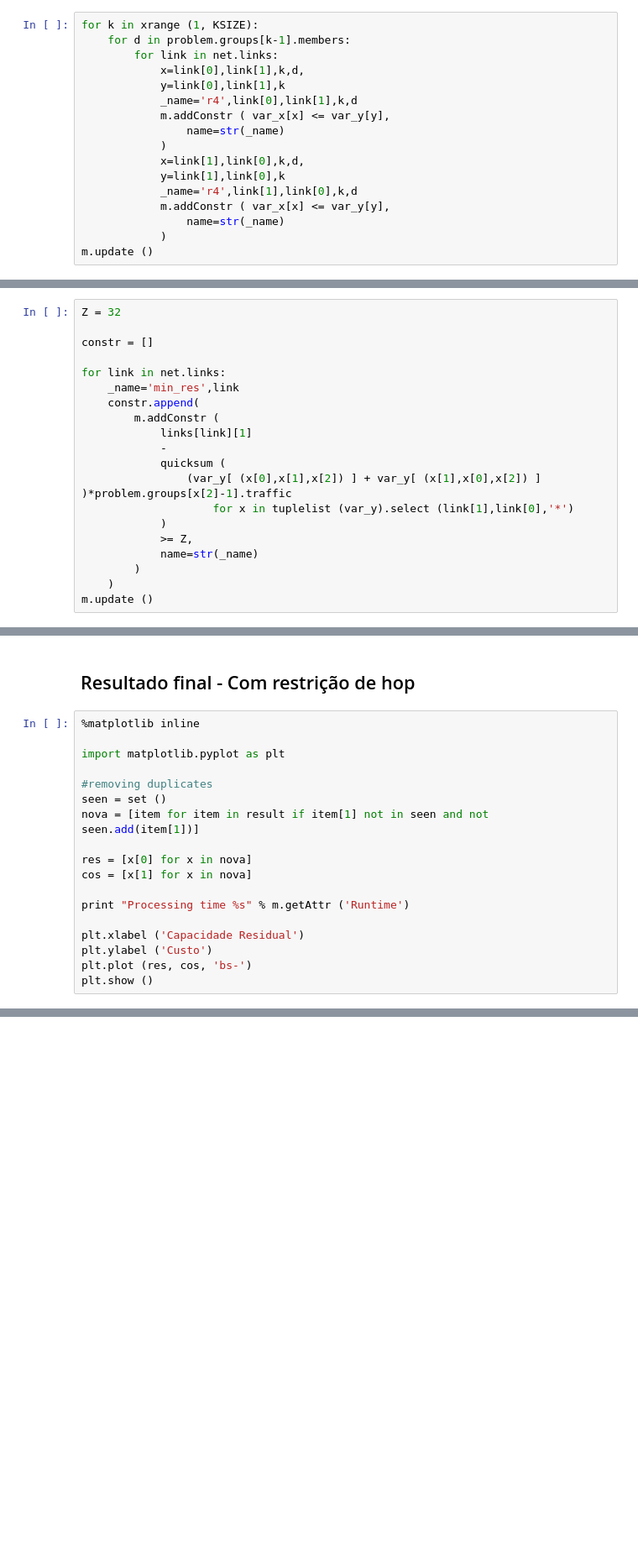
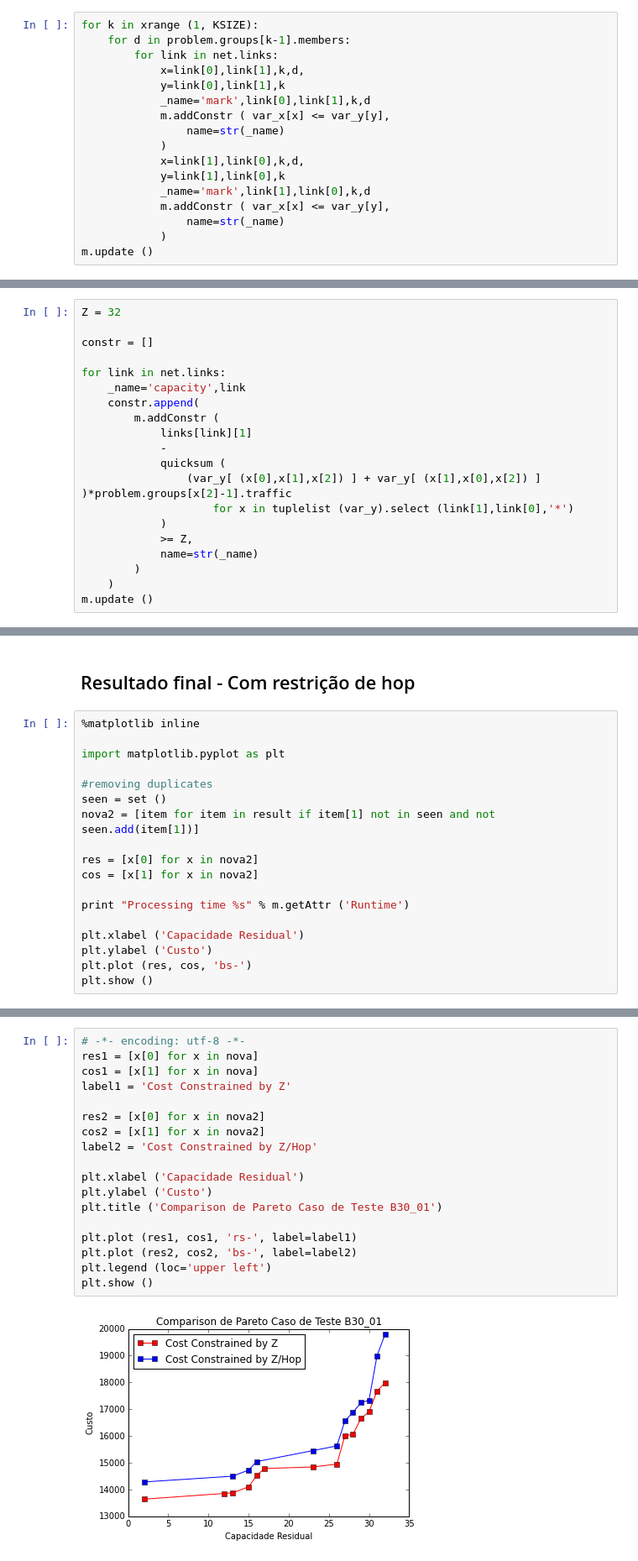
Before and after one commit to RoCampos/mathprogramming, a Jupyter notebook: src/python/Creating the model.ipynb, the cells around one changed output, grey strips where cells are left out. Shown at 84% size. Cells and saved outputs as stored; diff of their text form; blank space fills up the shorter version.

```diff
--- a/src/python/Creating the model.ipynb
+++ b/src/python/Creating the model.ipynb
@@ -153,13 +153,13 @@ for k in xrange (1, KSIZE):
         for link in net.links:
             x=link[0],link[1],k,d,
             y=link[0],link[1],k
-            _name='r4',link[0],link[1],k,d
+            _name='mark',link[0],link[1],k,d
             m.addConstr ( var_x[x] <= var_y[y],
                 name=str(_name)
             )
             x=link[1],link[0],k,d,
             y=link[1],link[0],k
-            _name='r4',link[1],link[0],k,d
+            _name='mark',link[1],link[0],k,d
             m.addConstr ( var_x[x] <= var_y[y],
                 name=str(_name)
             )
@@ -204,7 +204,7 @@ Z = 32
 constr = []
 
 for link in net.links:
-    _name='min_res',link
+    _name='capacity',link
     constr.append(
         m.addConstr (
             links[link][1]
@@ -341,10 +399,10 @@ import matplotlib.pyplot as plt
 
 #removing duplicates
 seen = set ()
-nova = [item for item in result if item[1] not in seen and not seen.add(item[1])]
+nova2 = [item for item in result if item[1] not in seen and not seen.add(item[1])]
 
-res = [x[0] for x in nova]
-cos = [x[1] for x in nova]
+res = [x[0] for x in nova2]
+cos = [x[1] for x in nova2]
 
 print "Processing time %s" % m.getAttr ('Runtime')
 
@@ -363,0 +416,20 @@ Warning: to let Gurobi read it back, use rlp format
+# %%
+# -*- encoding: utf-8 -*-
+res1 = [x[0] for x in nova]
+cos1 = [x[1] for x in nova]
+label1 = 'Cost Constrained by Z'
+
+res2 = [x[0] for x in nova2]
+cos2 = [x[1] for x in nova2]
+label2 = 'Cost Constrained by Z/Hop'
+
+plt.xlabel ('Capacidade Residual')
+plt.ylabel ('Custo')
+plt.title ('Comparison de Pareto Caso de Teste B30_01')
+
+plt.plot (res1, cos1, 'rs-', label=label1)
+plt.plot (res2, cos2, 'bs-', label=label2)
+plt.legend (loc='upper left')
+plt.show ()
+# %% [output]
+[figure, added]
```
Also changed, not shown: parts of 11 cells of this notebook.
